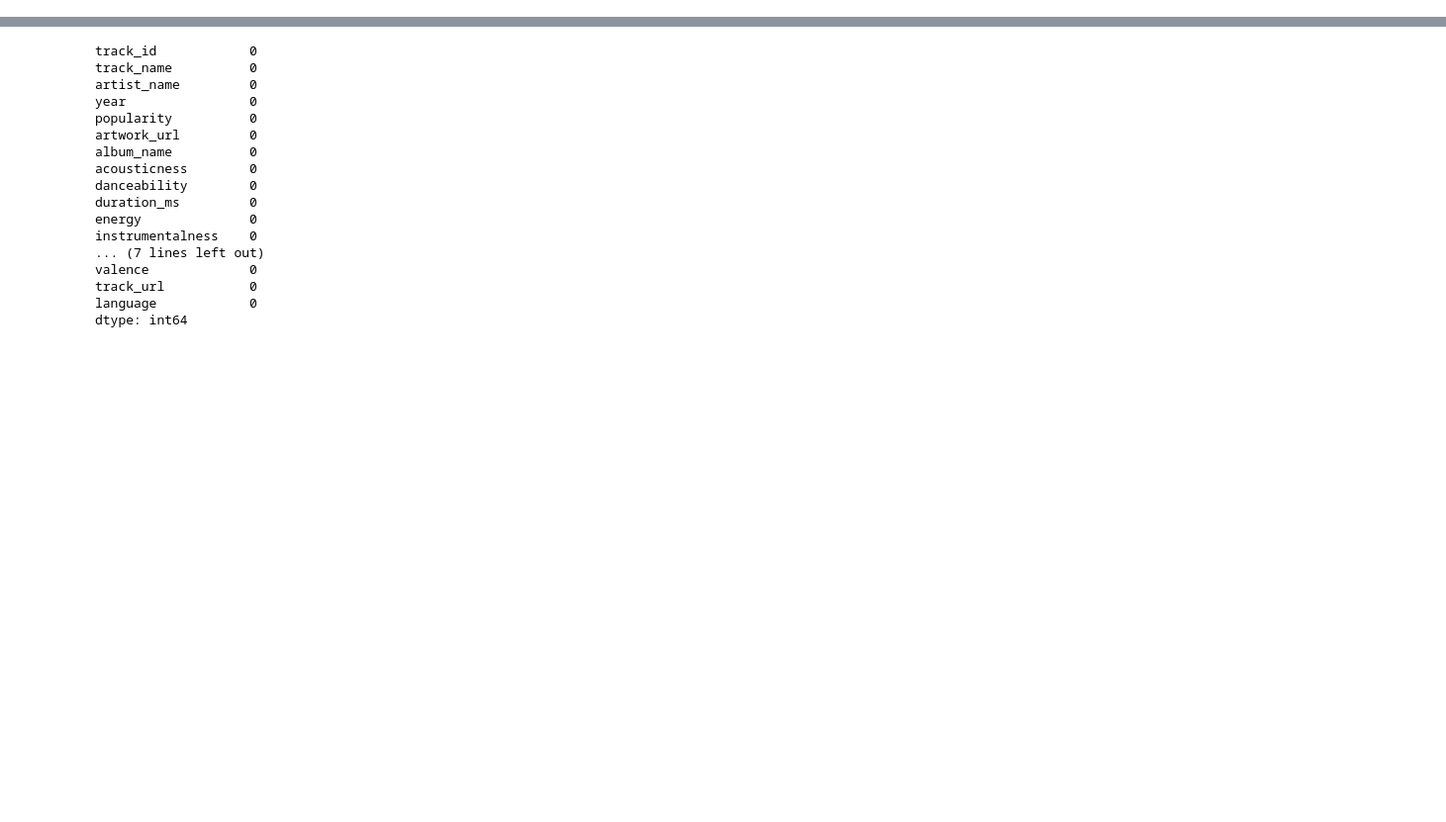
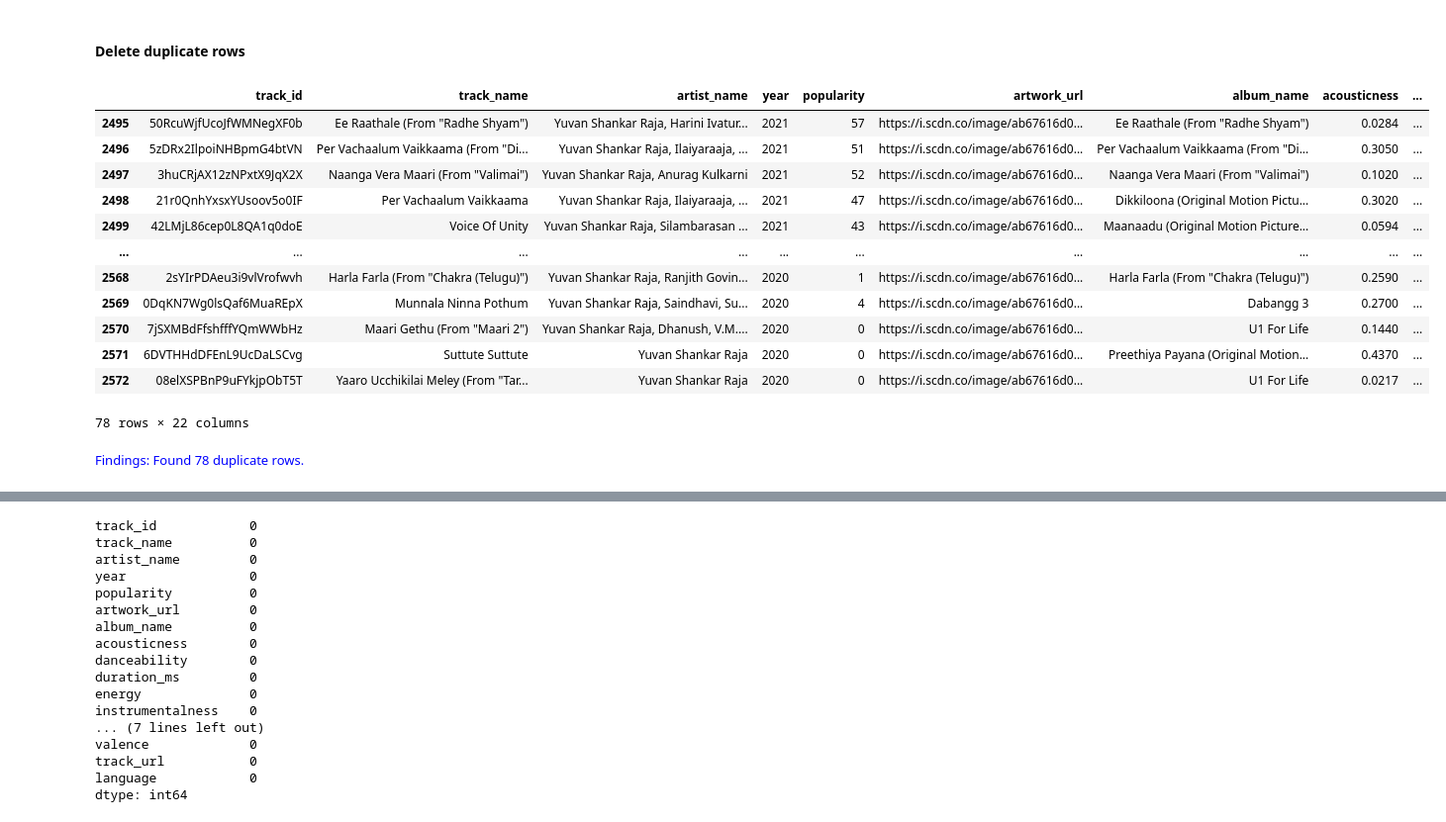
Before and after one commit to yogesh-codes/SongsRecommender, a Jupyter notebook: spotify-tracks.ipynb, the cells around one changed output, grey strips where cells are left out. Shown: that part at 99% size. Drawn from its saved outputs; the diff is of its cells as text; code cells hidden in the pictures; blank space fills up the shorter version.

```diff
--- a/spotify-tracks.ipynb
+++ b/spotify-tracks.ipynb
@@ -26,0 +95,26 @@ df
+# %% [markdown]
+#### Delete duplicate rows
+# %%
+#### Data cleaning- Taking the risk to modify data
+#objective("Check for duplicate rows")
+
+duplicates= df[df.duplicated()]
+
+display(duplicates)
+
+finding(f"Found {duplicates.shape[0]} duplicate rows.")
+# %% [output]
+|  | track_id | track_name | artist_name | year | popularity | artwork_url | album_name | acousticness | ... |
+| 2495 | 50RcuWjfUcoJfWMNegXF0b | Ee Raathale (From "Radhe Shyam") | Yuvan Shankar Raja, Harini Ivatur... | 2021 | 57 | https://i.scdn.co/image/ab67616d0... | Ee Raathale (From "Radhe Shyam") | 0.0284 | ... |
+| 2496 | 5zDRx2IlpoiNHBpmG4btVN | Per Vachaalum Vaikkaama (From "Di... | Yuvan Shankar Raja, Ilaiyaraaja, ... | 2021 | 51 | https://i.scdn.co/image/ab67616d0... | Per Vachaalum Vaikkaama (From "Di... | 0.3050 | ... |
+| 2497 | 3huCRjAX12zNPxtX9JqX2X | Naanga Vera Maari (From "Valimai") | Yuvan Shankar Raja, Anurag Kulkarni | 2021 | 52 | https://i.scdn.co/image/ab67616d0... | Naanga Vera Maari (From "Valimai") | 0.1020 | ... |
+| 2498 | 21r0QnhYxsxYUsoov5o0IF | Per Vachaalum Vaikkaama | Yuvan Shankar Raja, Ilaiyaraaja, ... | 2021 | 47 | https://i.scdn.co/image/ab67616d0... | Dikkiloona (Original Motion Pictu... | 0.3020 | ... |
+| 2499 | 42LMjL86cep0L8QA1q0doE | Voice Of Unity | Yuvan Shankar Raja, Silambarasan ... | 2021 | 43 | https://i.scdn.co/image/ab67616d0... | Maanaadu (Original Motion Picture... | 0.0594 | ... |
+| ... | ... | ... | ... | ... | ... | ... | ... | ... | ... |
+| 2568 | 2sYIrPDAeu3i9vlVrofwvh | Harla Farla (From "Chakra (Telugu)") | Yuvan Shankar Raja, Ranjith Govin... | 2020 | 1 | https://i.scdn.co/image/ab67616d0... | Harla Farla (From "Chakra (Telugu)") | 0.2590 | ... |
+| 2569 | 0DqKN7Wg0lsQaf6MuaREpX | Munnala Ninna Pothum | Yuvan Shankar Raja, Saindhavi, Su... | 2020 | 4 | https://i.scdn.co/image/ab67616d0... | Dabangg 3 | 0.2700 | ... |
+| 2570 | 7jSXMBdFfshfffYQmWWbHz | Maari Gethu (From "Maari 2") | Yuvan Shankar Raja, Dhanush, V.M.... | 2020 | 0 | https://i.scdn.co/image/ab67616d0... | U1 For Life | 0.1440 | ... |
+| 2571 | 6DVTHHdDFEnL9UcDaLSCvg | Suttute Suttute | Yuvan Shankar Raja | 2020 | 0 | https://i.scdn.co/image/ab67616d0... | Preethiya Payana (Original Motion... | 0.4370 | ... |
+| 2572 | 08elXSPBnP9uFYkjpObT5T | Yaaro Ucchikilai Meley (From "Tar... | Yuvan Shankar Raja | 2020 | 0 | https://i.scdn.co/image/ab67616d0... | U1 For Life | 0.0217 | ... |
+78 rows × 22 columns
+Findings: Found 78 duplicate rows.
```
Also changed, not shown: parts of 58 cells of this notebook.
